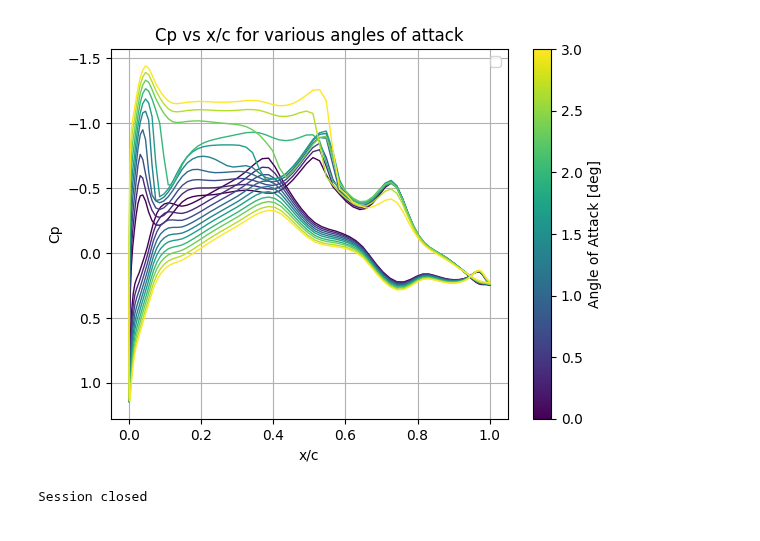
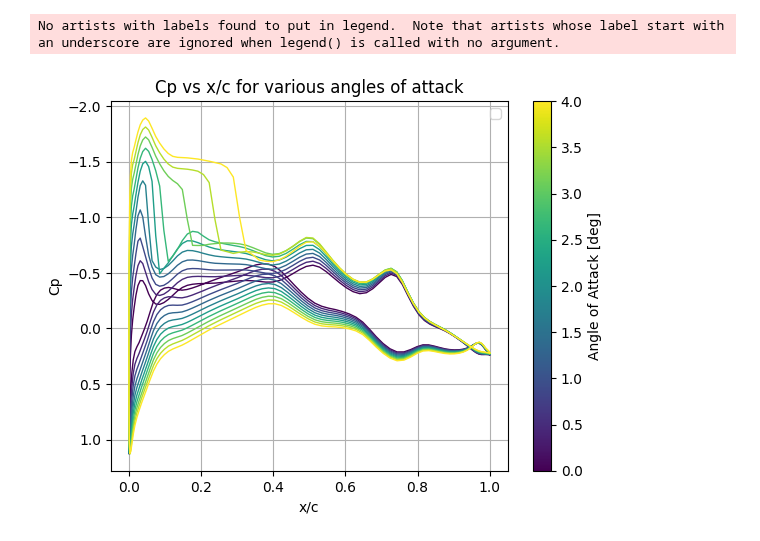
Before and after one commit to lpender3672/MEng-CW, a Jupyter notebook: IIB/4A7/transonic_wing/plot_cpte_vs_alpha.ipynb, the cells around one changed output. Cells and saved outputs as stored; diff of their text form; code cells hidden in the pictures.

Commit message:
everythings being saved and loaded correctly. ready to start plotting buffets

```diff
--- a/IIB/4A7/transonic_wing/plot_cpte_vs_alpha.ipynb
+++ b/IIB/4A7/transonic_wing/plot_cpte_vs_alpha.ipynb
@@ -24,22 +24,27 @@ pwd = load_password('secrets.json')
 sesh = DPO_Session('lwp26', pwd)
 
 # Create the AirfoilApp
-App = AirfoilApp(sesh.teaching_client, window)
+App = AirfoilApp(sesh.teaching_client, window, "improvement7_30")
+
+# IMPORTANT SET THE SAME PARAMETERS AS ON THE APP
+App.alpha = 0
+App.M = 0.75
+App.Re = 10
 # %%
 nalph = 10
 alphas = np.linspace(0, 4, nalph)
 cs = plt.cm.viridis(np.linspace(0, 1, nalph))
+M = 0.7
 
 plt.gca().invert_yaxis()
 i = 0
 
 for alpha in alphas:
-    res = App.run(0.75, alpha)
+    res = App.run(M, alpha, 10)
     if res is None:
         continue
 
-    plt.plot(res.x_upper, res.cp_upper, color=cs[i], linewidth = 1)
-    plt.plot(res.x_lower, res.cp_lower, color=cs[i], linewidth = 1)
+    plt.plot(res.x, res.cp, color=cs[i], linewidth = 1)
 
     i += 1
 
@@ -65,2 +70,2 @@ No artists with labels found to put in legend.  Note that artists whose label st
+No artists with labels found to put in legend.  Note that artists whose label start with an underscore are ignored when legend() is called with no argument.
-[figure, old version]
+[figure, new version]
-Session closed
```
Also changed, not shown: parts of 3 cells of this notebook, 6 other files.
